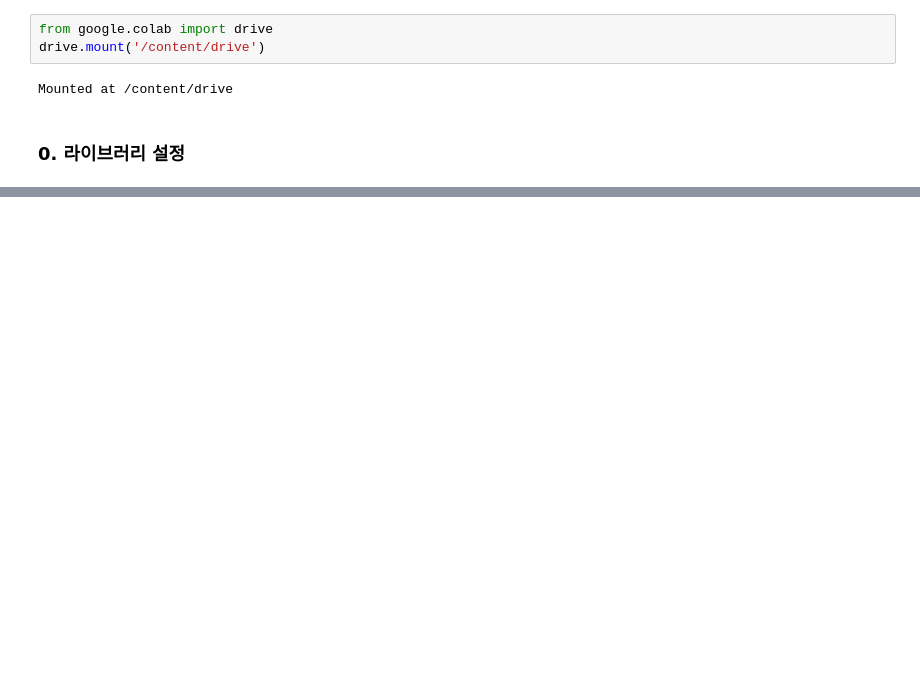
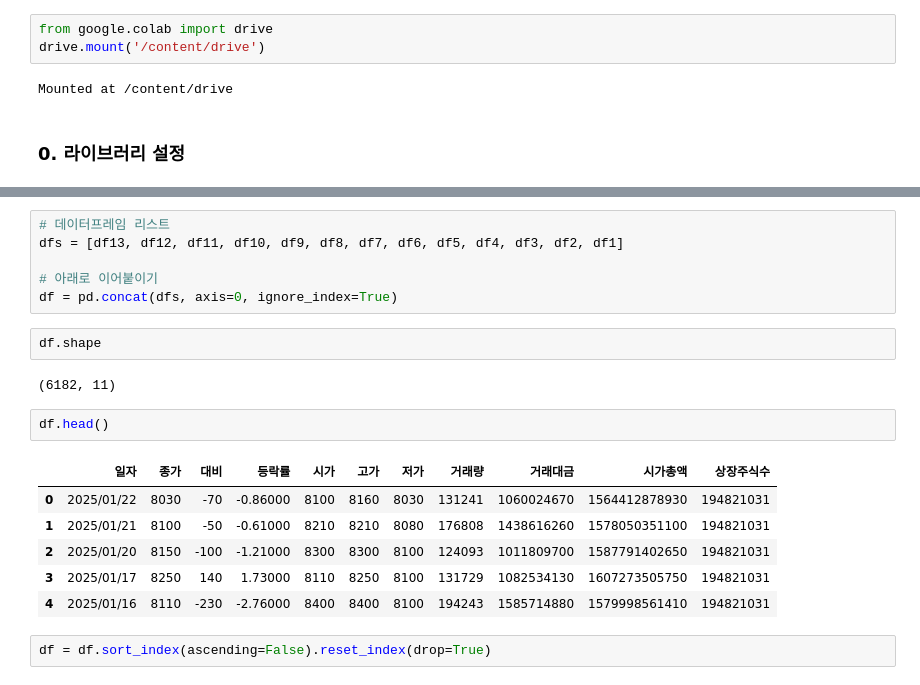
Before and after one commit to jwshin0908/Algorithm, a Jupyter notebook: KOREANRE_DT.ipynb, the cells around one changed output, grey strips where cells are left out. Drawn from its saved outputs; the diff is of its cells as text; blank space fills up the shorter version.

```diff
--- a/KOREANRE_DT.ipynb
+++ b/KOREANRE_DT.ipynb
@@ -47,0 +82,21 @@ ModuleNotFoundError: No module named 'ta'
+# %%
+# 데이터프레임 리스트
+dfs = [df13, df12, df11, df10, df9, df8, df7, df6, df5, df4, df3, df2, df1]
+
+# 아래로 이어붙이기
+df = pd.concat(dfs, axis=0, ignore_index=True)
+# %%
+df.shape
+# %% [output]
+(6182, 11)
+# %%
+df.head()
+# %% [output]
+|  | 일자 | 종가 | 대비 | 등락률 | 시가 | 고가 | 저가 | 거래량 | 거래대금 | 시가총액 | 상장주식수 |
+| 0 | 2025/01/22 | 8030 | -70 | -0.86000 | 8100 | 8160 | 8030 | 131241 | 1060024670 | 1564412878930 | 194821031 |
+| 1 | 2025/01/21 | 8100 | -50 | -0.61000 | 8210 | 8210 | 8080 | 176808 | 1438616260 | 1578050351100 | 194821031 |
+| 2 | 2025/01/20 | 8150 | -100 | -1.21000 | 8300 | 8300 | 8100 | 124093 | 1011809700 | 1587791402650 | 194821031 |
+| 3 | 2025/01/17 | 8250 | 140 | 1.73000 | 8110 | 8250 | 8100 | 131729 | 1082534130 | 1607273505750 | 194821031 |
+| 4 | 2025/01/16 | 8110 | -230 | -2.76000 | 8400 | 8400 | 8100 | 194243 | 1585714880 | 1579998561410 | 194821031 |
+# %%
+df = df.sort_index(ascending=False).reset_index(drop=True)
```
Also changed, not shown: parts of 6 cells of this notebook.
